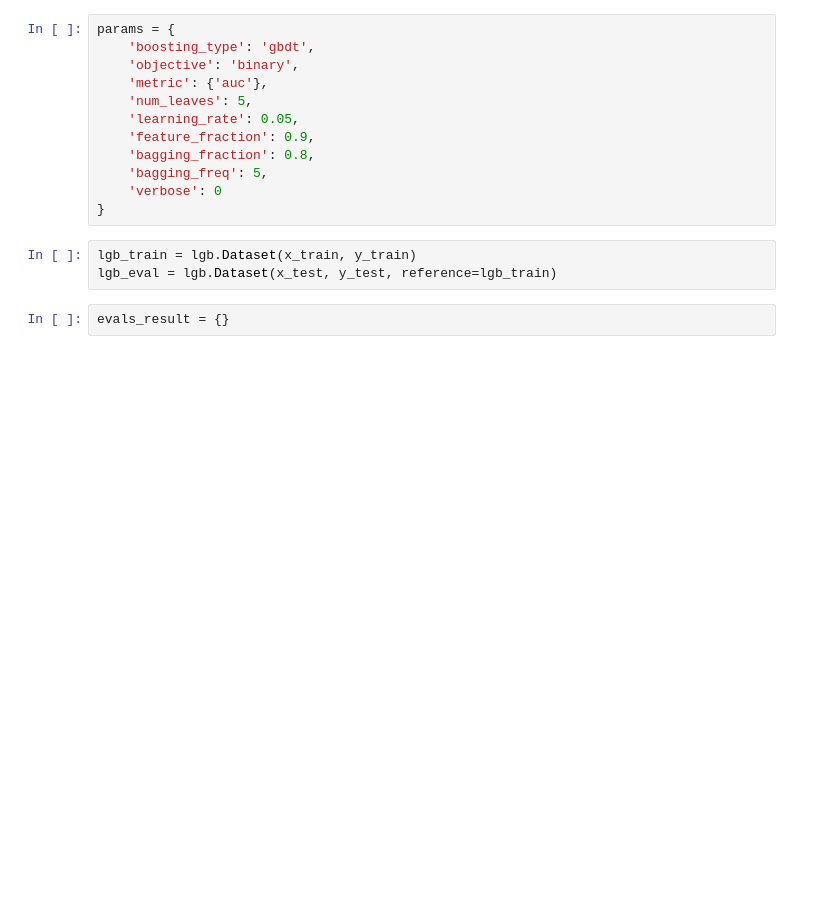
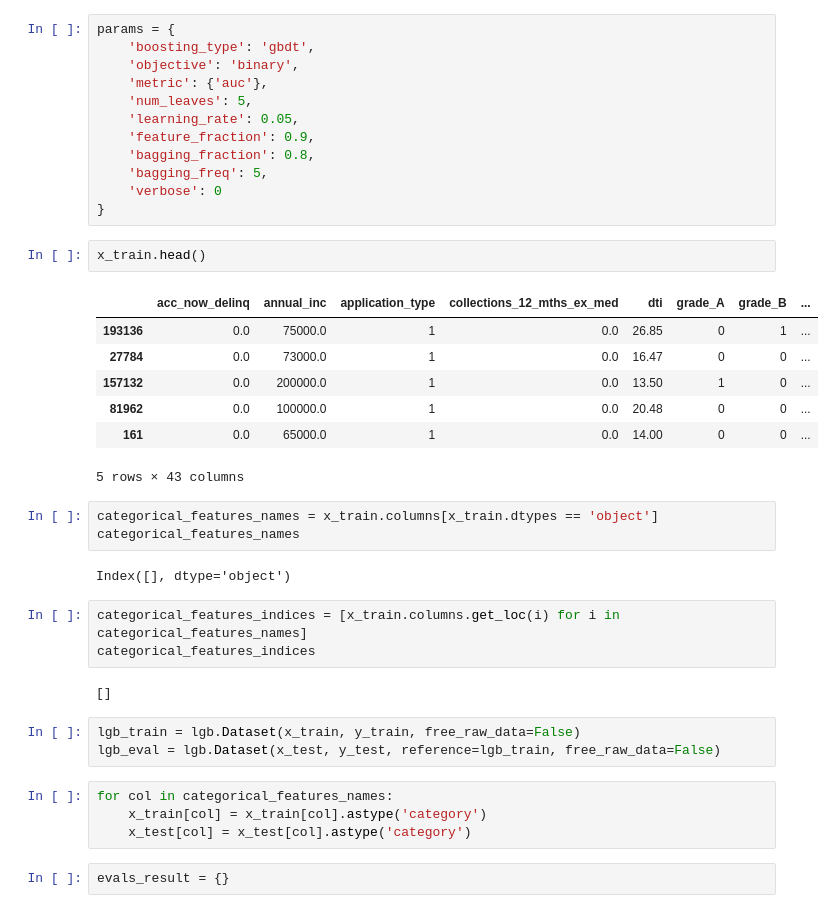
Before and after one commit to Anastasiyabordak/ODS_training, a Jupyter notebook: Models.ipynb, the cells around one changed output. Saved outputs shown, nothing was run; the diff lists cells and outputs as text; blank space fills up the shorter version.

```diff
--- a/Models.ipynb
+++ b/Models.ipynb
@@ -877,8 +877,32 @@ params = {
     'bagging_freq': 5,
     'verbose': 0
 }
+# %%
+x_train.head()
+# %% [output]
+|  | acc_now_delinq | annual_inc | application_type | collections_12_mths_ex_med | dti | grade_A | grade_B | ... |
+| 193136 | 0.0 | 75000.0 | 1 | 0.0 | 26.85 | 0 | 1 | ... |
+| 27784 | 0.0 | 73000.0 | 1 | 0.0 | 16.47 | 0 | 0 | ... |
+| 157132 | 0.0 | 200000.0 | 1 | 0.0 | 13.50 | 1 | 0 | ... |
+| 81962 | 0.0 | 100000.0 | 1 | 0.0 | 20.48 | 0 | 0 | ... |
+| 161 | 0.0 | 65000.0 | 1 | 0.0 | 14.00 | 0 | 0 | ... |
+5 rows × 43 columns
+# %%
+categorical_features_names = x_train.columns[x_train.dtypes == 'object']
+categorical_features_names
+# %% [output]
+Index([], dtype='object')
+# %%
+categorical_features_indices = [x_train.columns.get_loc(i) for i in categorical_features_names]
+categorical_features_indices
+# %% [output]
+[]
 # %%
-lgb_train = lgb.Dataset(x_train, y_train)
-lgb_eval = lgb.Dataset(x_test, y_test, reference=lgb_train)
+lgb_train = lgb.Dataset(x_train, y_train, free_raw_data=False)
+lgb_eval = lgb.Dataset(x_test, y_test, reference=lgb_train, free_raw_data=False)
+# %%
+for col in categorical_features_names:
+    x_train[col] = x_train[col].astype('category')
+    x_test[col] = x_test[col].astype('category')
 # %%
 evals_result = {}
```
Also changed, not shown: parts of 3 cells of this notebook.
